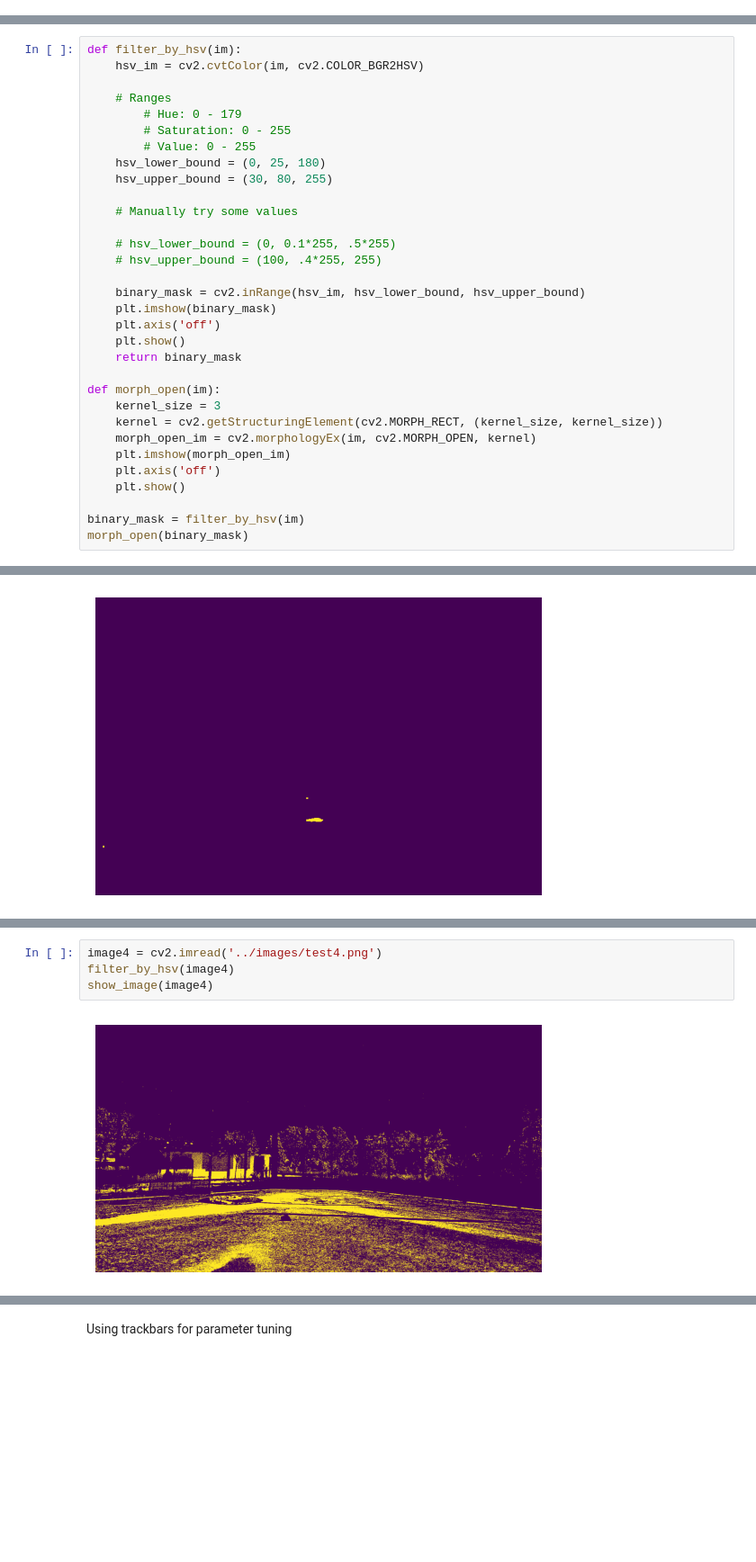
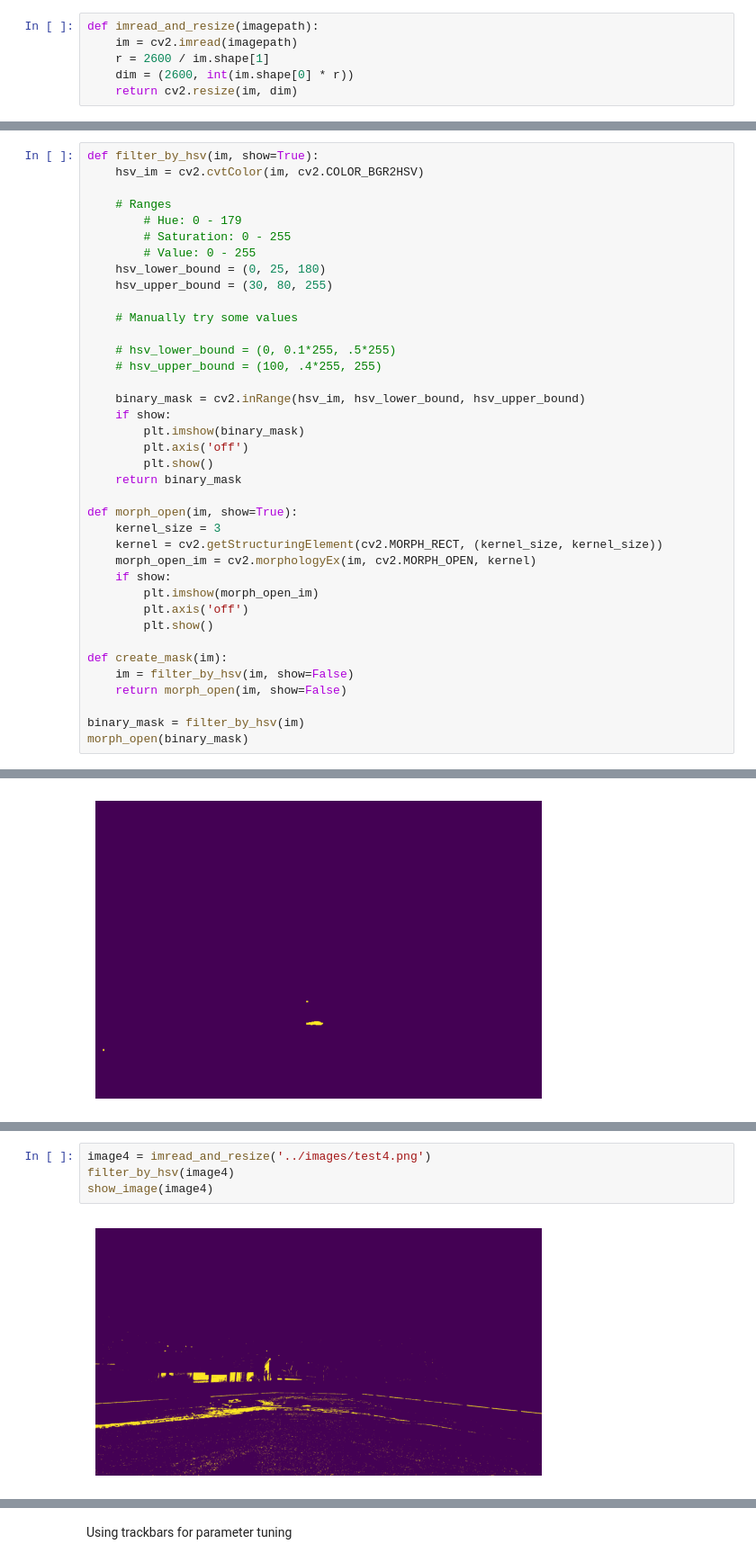
Before and after one commit to amyxjhuang/homeplate, a Jupyter notebook: python/blob_detection.ipynb, the cells around one changed output, grey strips where cells are left out. Shown at 90% size. Saved outputs shown, nothing was run; the diff lists cells and outputs as text; blank space fills up the shorter version.

```diff
--- a/python/blob_detection.ipynb
+++ b/python/blob_detection.ipynb
@@ -51,4 +52,10 @@ def load_rgb_from_imagepath(imagepath):
     return im_rgb
+# %%
+def imread_and_resize(imagepath):
+    im = cv2.imread(imagepath)
+    r = 2600 / im.shape[1]
+    dim = (2600, int(im.shape[0] * r))
+    return cv2.resize(im, dim)
 # %%
 """ Helper function that uses plt to show the cv image """
 def show_image(im):
@@ -58,7 +65,7 @@ def show_image(im):
     plt.axis('off')  # Hide axes
     plt.show()
 # %%
-def filter_by_hsv(im):
+def filter_by_hsv(im, show=True):
     hsv_im = cv2.cvtColor(im, cv2.COLOR_BGR2HSV)
 
     # Ranges
@@ -74,18 +81,24 @@ def filter_by_hsv(im):
     # hsv_upper_bound = (100, .4*255, 255)
 
     binary_mask = cv2.inRange(hsv_im, hsv_lower_bound, hsv_upper_bound)
-    plt.imshow(binary_mask)
-    plt.axis('off')
-    plt.show()
+    if show:
+        plt.imshow(binary_mask)
+        plt.axis('off')
+        plt.show()
     return binary_mask
 
-def morph_open(im):
+def morph_open(im, show=True):
     kernel_size = 3
     kernel = cv2.getStructuringElement(cv2.MORPH_RECT, (kernel_size, kernel_size))
     morph_open_im = cv2.morphologyEx(im, cv2.MORPH_OPEN, kernel)
-    plt.imshow(morph_open_im)
-    plt.axis('off')
-    plt.show()
+    if show:
+        plt.imshow(morph_open_im)
+        plt.axis('off')
+        plt.show()
+
+def create_mask(im):
+    im = filter_by_hsv(im, show=False)
+    return morph_open(im, show=False)
 
 binary_mask = filter_by_hsv(im)
 morph_open(binary_mask)
@@ -113,7 +131,7 @@ morph_open(binary_mask)
 # %%
-image4 = cv2.imread('../images/test4.png')
+image4 = imread_and_resize('../images/test4.png')
 filter_by_hsv(image4)
 show_image(image4)
 # %% [output]
-[figure, old version]
+[figure, new version]
 [figure]
```
Also changed, not shown: parts of 7 cells of this notebook, 6 other files.
